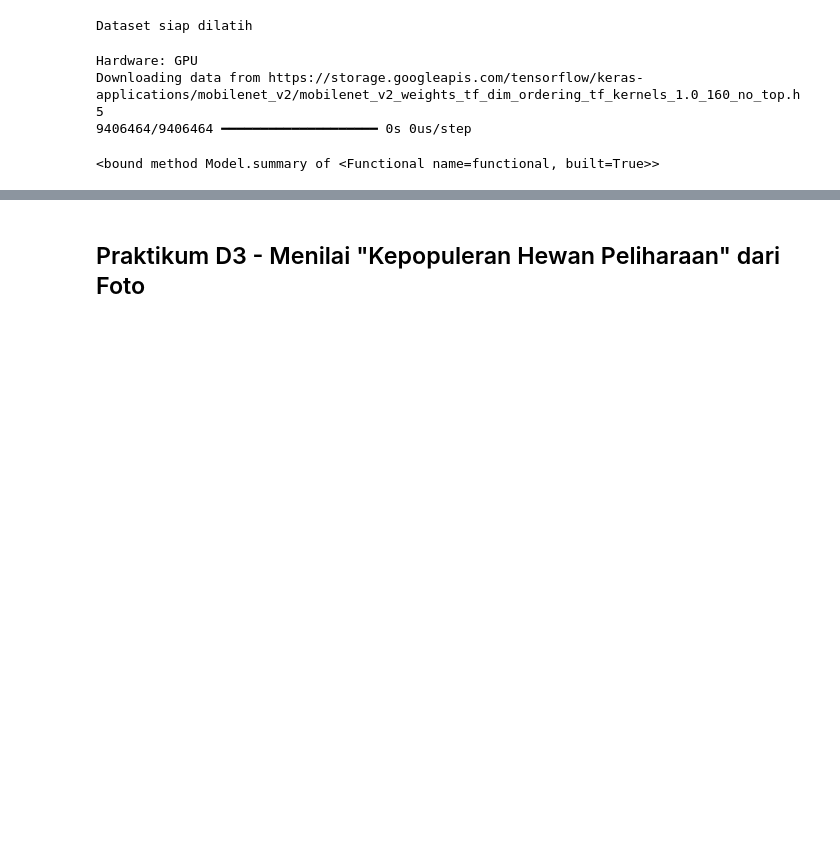
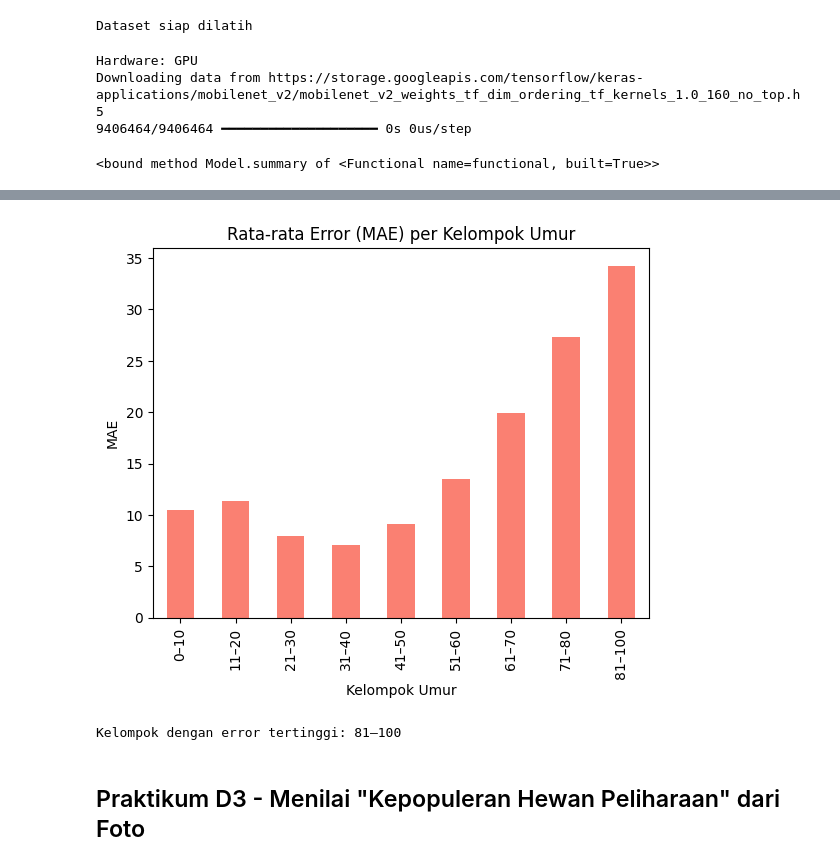
Before and after one commit to luzyi0/2025-Vision_Computer_TI2B, a Jupyter notebook: PRAKTIKUM04.ipynb, the cells around one changed output, grey strips where cells are left out. Cells and saved outputs as stored; diff of their text form; code cells hidden in the pictures; blank space fills up the shorter version.

```diff
--- a/PRAKTIKUM04.ipynb
+++ b/PRAKTIKUM04.ipynb
@@ -377,3 +566,26 @@ plt.show()
+# %%
+import pandas as pd
+import matplotlib.pyplot as plt
+
+df_error = pd.DataFrame({'true': y_true, 'pred': y_pred_aug})
+df_error['error'] = abs(df_error['true'] - df_error['pred'])
+df_error['kelompok'] = pd.cut(
+    df_error['true'],
+    bins=[0,10,20,30,40,50,60,70,80,100],
+    labels=['0–10','11–20','21–30','31–40','41–50','51–60','61–70','71–80','81–100']
+)
+
+error_group = df_error.groupby('kelompok')['error'].mean()
+error_group.plot(kind='bar', color='salmon')
+plt.title("Rata-rata Error (MAE) per Kelompok Umur")
+plt.ylabel("MAE"), plt.xlabel("Kelompok Umur")
+plt.show()
+
+kelompok_terbesar = error_group.idxmax()
+print(f"Kelompok dengan error tertinggi: {kelompok_terbesar}")
+# %% [output]
+[figure, added]
+Kelompok dengan error tertinggi: 81–100
 # %% [markdown]
 ## Praktikum D3 - Menilai "Kepopuleran Hewan Peliharaan" dari Foto
 # %%
```
Also changed, not shown: parts of 32 cells of this notebook.
